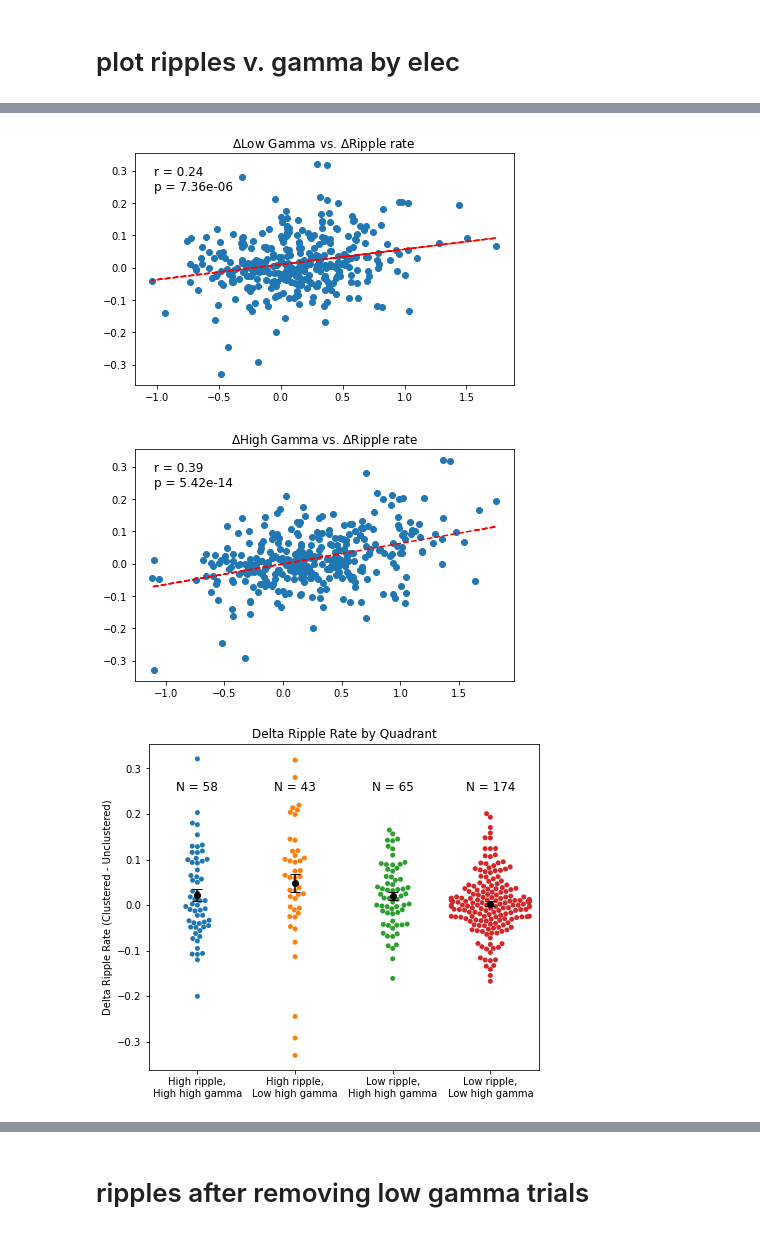
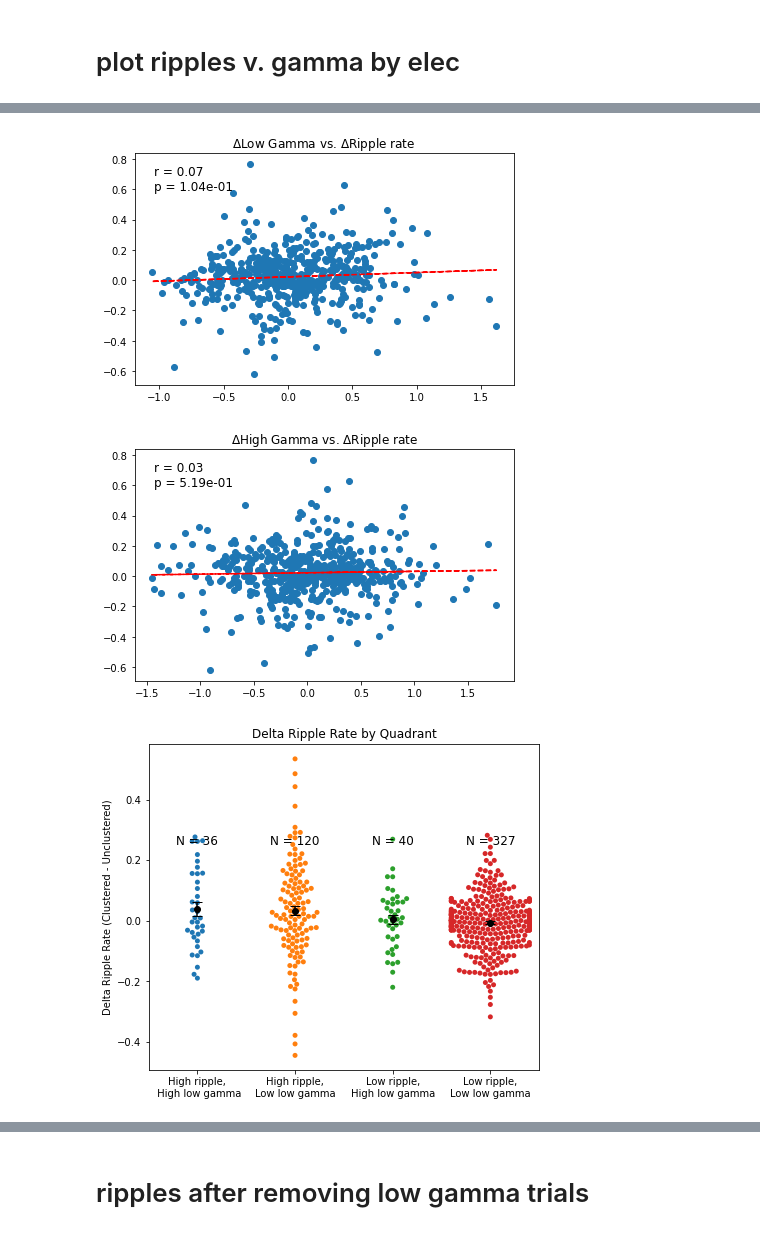
Before and after one commit to jjsakon/SWRrefactored, a Jupyter notebook: code/rippleVsGammaByElectrode.ipynb, the cells around one changed output, grey strips where cells are left out. Drawn from its saved outputs; the diff is of its cells as text; code cells hidden in the pictures.

Commit message:
2024-08-23 fixed recalled v not recalled bug for delta ripple plots

```diff
--- a/code/rippleVsGammaByElectrode.ipynb
+++ b/code/rippleVsGammaByElectrode.ipynb
@@ -42,13 +55,13 @@ The autoreload extension is already loaded. To reload it, use:
 # %%
 # for now the plotting code only works with one region at a time
-region_name = ['HPC'] # ['ENT'] # ['AMY'] ['HPC']
-subregion = ['ca1'] #['ca1'] # can use [''] to select ALL subregions
+region_name = ['ENT'] # ['ENT'] # ['AMY'] ['HPC']
+subregion = [''] #['ca1'] # can use [''] to select ALL subregions
 task = 'catFR1' # 'catFR1'
 savePath = f'{base}/figures/'
 
 # 1 for encoding, 0 for recall
-encoding_mode_arr = [0] #[0,1]
-freq_range_str_arr = [[33.5,75],[80,120]] #,[80,120]] #[[33.5,75],[80,120]] #,[2,4],[7,9]] # [80,178]
+encoding_mode_arr = [0,1] #[0,1]
+freq_range_str_arr = [[2,4],[7,9],[33.5,75],[80,120]] #[[33.5,75],[80,120]] #,[2,4],[7,9]] # [80,178]
 # these were selecetd to avoid 60 and 120 Hz using np.logspace(np.log10(30),np.log10(75),10)
 
 fs = 500 # sampling rate for raw data and ripples from createEventsForDF.py
@@ -329,6 +342,7 @@ for i_elec,elec in enumerate(unique_elecs):
     sub_elec_clust_ID = sub_clust_ID[elec_idxs]
     elec_clustered_full_scope = elec_idxs & (sub_clust_ID>1)
     elec_unclustered_full_scope = elec_idxs & (sub_clust_ID<0)
+    elec_recalled_full_scope = elec_idxs & (sub_clust_ID != 0)
     elec_not_recalled_full_scope = elec_idxs & (sub_clust_ID == 0)
 
     if (sum(elec_idxs) >= min_recalls) & \
@@ -349,7 +363,7 @@ for i_elec,elec in enumerate(unique_elecs):
         # recalled - not_recalled ripple diff (for encoding only)
         if encoding_mode == 1:
             sub_ripple_elecs_RECALLED_diff.append( ripple_hz_conv_factor*\
-                                ( np.mean(start_array[~elec_not_recalled_full_scope,ripple_time_range]) - \
+                                ( np.mean(start_array[elec_recalled_full_scope,ripple_time_range]) - \
                                 np.mean(start_array[elec_not_recalled_full_scope,ripple_time_range]) ) )
         # clust - unclust ripple diff
         sub_ripple_elecs_clust_diff.append( ripple_hz_conv_factor*\
@@ -521,13 +535,13 @@ plt.tight_layout(); plt.show()
 
 a=1;
 # %% [output]
-[figure, old version]
+[figure, new version]
-[figure, old version]
+[figure, new version]
 # %%
 # Define quadrants
 
 # 1 for low_gamma, 2 for high_gamma, 3 for high:low difference
-low_gamma_on = 2
+low_gamma_on = 1
 
 if low_gamma_on == 1:
     quadrant_1 = (sub_low_gamma_elecs > mean_low_gamma + num_sd_line * std_low_gamma) & \
@@ -579,7 +593,7 @@ delta_ripple_quadrant_4 = []
 final_subs = []
 final_sess = []
 for idx, elec in enumerate(min_trial_clust_elec):
-    delta_ripple = sub_ripple_elecs_clust_diff[idx] # lay all these out in the right order for ME model below
+    delta_ripple = sub_ripple_elecs_RECALLED_diff[idx] # lay all these out in the right order for ME model below
     final_subs.append(min_trials_clust_subs[idx])
     final_sess.append(min_trials_clust_sess[idx])
 
@@ -614,34 +628,34 @@ delta_ripple_data = (
 
 labels = (
     [label1] * len(delta_ripple_quadrant_1) +
     [label2] * len(delta_ripple_quadrant_2) +
     [label3] * len(delta_ripple_quadrant_3) +
     [label4] * len(delta_ripple_quadrant_4)
 )
 
 # Plot the swarm plot
 fig, ax = plt.subplots(figsize=(7, 6))
 sb.swarmplot(x=labels, y=delta_ripple_data, ax=ax)
 
 # Plot the means and SEs over the swarm plot
 means = [mean_quadrant_1, mean_quadrant_2, mean_quadrant_3, mean_quadrant_4]
 ses = [se_quadrant_1, se_quadrant_2, se_quadrant_3, se_quadrant_4]
 x_positions = [0, 1, 2, 3]
 
 ax.errorbar(x_positions, means, yerr=ses, fmt='o', color='black', capsize=5, zorder=10)
 
 # Add "N = XXX" over the top of each bar
 num_electrodes = [len(delta_ripple_quadrant_1), len(delta_ripple_quadrant_2), len(delta_ripple_quadrant_3), len(delta_ripple_quadrant_4)]
 for i, num in enumerate(num_electrodes):
     ax.text(i, 0.25, f'N = {num}', ha='center', fontsize=12, color='black')
 
 
 ax.set_ylabel('Delta Ripple Rate (Clustered - Unclustered)')
 ax.set_title('Delta Ripple Rate by Quadrant')
 
 plt.show();
 # %% [output]
-[figure, old version]
+[figure, new version]
 # %%
 import statsmodels.formula.api as smf
 
```
Also changed, not shown: parts of 14 cells of this notebook.
